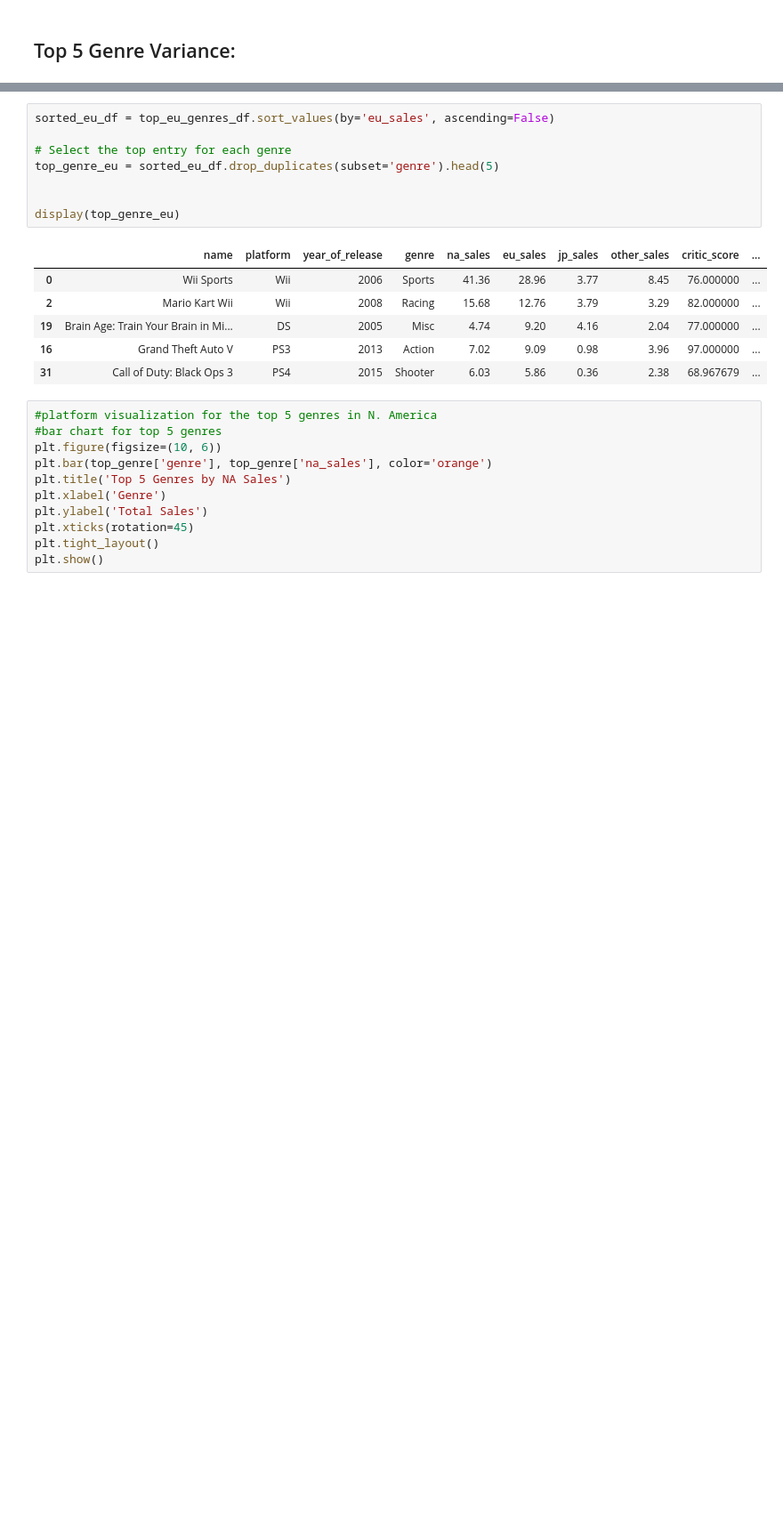
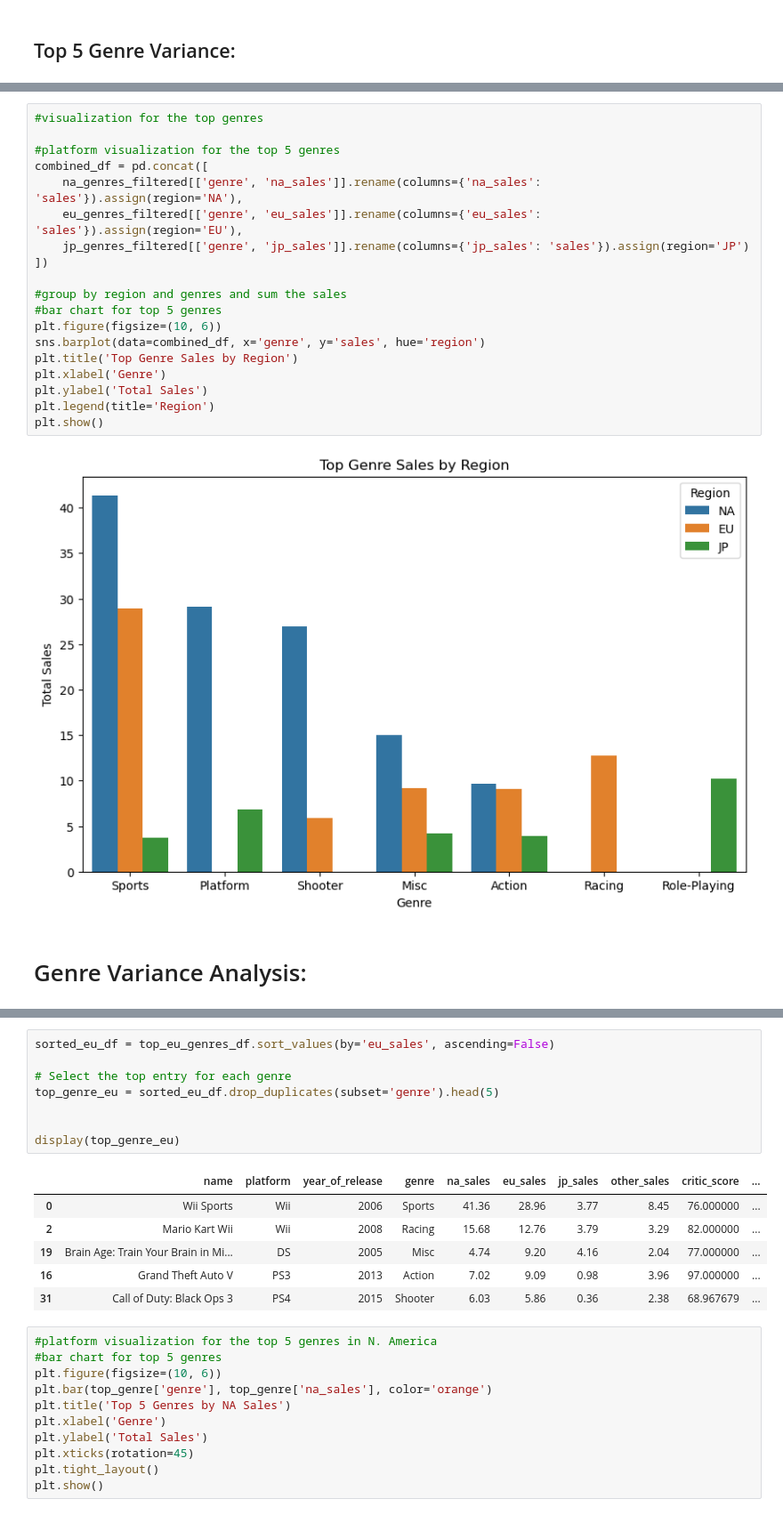
Before and after one commit to becominggiant/game_analysis, a Jupyter notebook: EDA.ipynb, the cells around one changed output, grey strips where cells are left out. Shown at 89% size. Cells and saved outputs as stored; diff of their text form; blank space fills up the shorter version.

Commit message:
updated genres

```diff
--- a/EDA.ipynb
+++ b/EDA.ipynb
@@ -749,3 +725,26 @@ print("Top 5 Genres DataFrame(JP):\n", top_jp_genres_df)
+# %%
+#visualization for the top genres
+
+#platform visualization for the top 5 genres
+combined_df = pd.concat([
+    na_genres_filtered[['genre', 'na_sales']].rename(columns={'na_sales': 'sales'}).assign(region='NA'),
+    eu_genres_filtered[['genre', 'eu_sales']].rename(columns={'eu_sales': 'sales'}).assign(region='EU'),
+    jp_genres_filtered[['genre', 'jp_sales']].rename(columns={'jp_sales': 'sales'}).assign(region='JP')
+])
+
+#group by region and genres and sum the sales
+#bar chart for top 5 genres
+plt.figure(figsize=(10, 6))
+sns.barplot(data=combined_df, x='genre', y='sales', hue='region')
+plt.title('Top Genre Sales by Region')
+plt.xlabel('Genre')
+plt.ylabel('Total Sales')
+plt.legend(title='Region')
+plt.show()
+# %% [output]
+[figure, added]
+# %% [markdown]
+<h1>Genre Variance Analysis:</h1></br>
 # %%
 # #top genres in the North America
 # df_no_na_sales = df_no_duplicates[df_no_duplicates['na_sales'] != "NA"]
```
Also changed, not shown: parts of 14 cells of this notebook.
